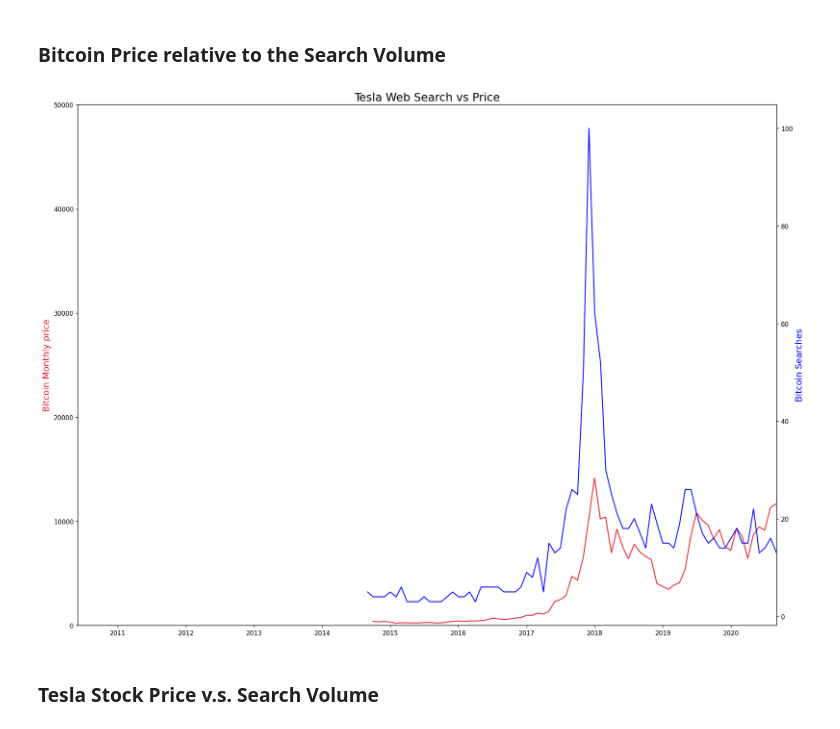
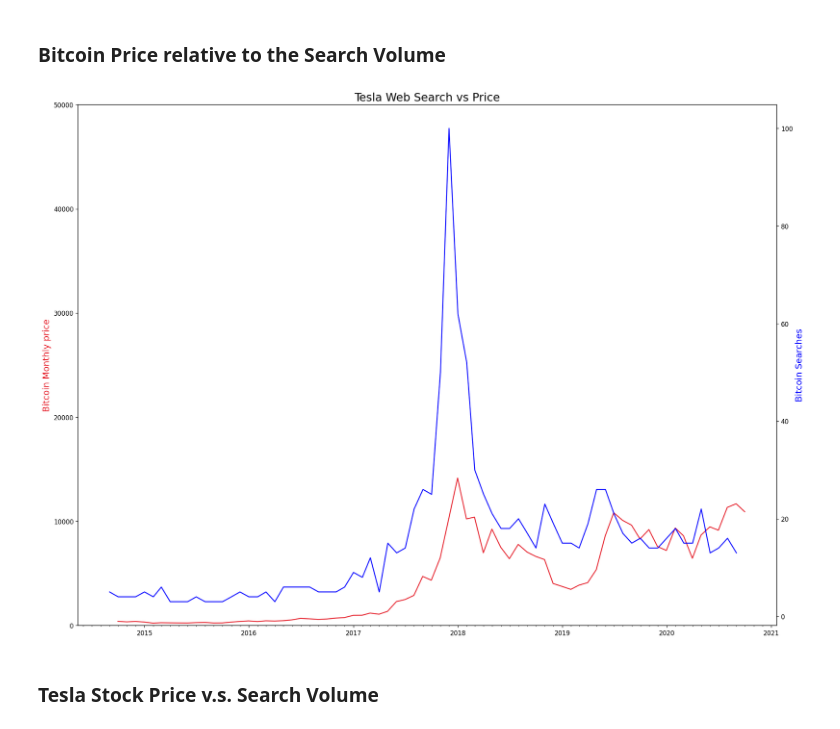
Before and after one commit to shane-221/100_days_of_python, a Jupyter notebook: 75_Day_75_Google_Trends_Data/Google Trends and Data Visualisation (start).ipynb, the cells around one changed output. Drawn from its saved outputs; the diff is of its cells as text; code cells hidden in the pictures.

Commit message:
Day 75 Part 3 Date formatter

```diff
--- a/75_Day_75_Google_Trends_Data/Google Trends and Data Visualisation (start).ipynb
+++ b/75_Day_75_Google_Trends_Data/Google Trends and Data Visualisation (start).ipynb
@@ -231,31 +231,53 @@ DatetimeIndex(['2014-09-30', '2014-10-31', '2014-11-30', '2014-12-31',
 # %%
 #  Size of the diagram:
 plt.figure(figsize =(20,15), dpi= 120)
 
 # Title of the diagram:
 plt.title('Tesla Web Search vs Price', fontsize=18)
 
 # Gettig twin axes
 ax1 = plt.gca()
 ax2 = ax1.twinx()
 
 # Pltting the correct axis
 ax1.plot(df_monthly_btc.index, df_monthly_btc["closing_price "], color= "#E6232E")
 ax2.plot(df_btc_search["month"],df_btc_search["web_searches"],  color = "b")
 
 # Labels
 ax1.set_ylabel("Bitcoin Monthly price", color="#E6232E", fontsize = 14)
 ax2.set_ylabel("Bitcoin Searches",color=  "b", fontsize = 14)
 
                 # Can style using the hex codes or the prebuilt colours
 # Can set limits
 ax1.set_ylim([0, 50000])
-ax1.set_xlim([df_tesla["month"].min(), df_tesla["month"].max()])
+        # ax1.set_xlim([df_tesla["month"].min(), df_tesla["month"].max()])
+        ## Example of X limit above
+
+# Can add tick marks to the diagram
+    # Start by importing the dates
+import matplotlib.dates as mdates
+years =  mdates.YearLocator()
+months =  mdates.MonthLocator()
+years_fmt =   mdates.DateFormatter("%Y")
+
+
+ax1.xaxis.set_major_locator(years)
+ax1.xaxis.set_major_formatter(years_fmt)
+ax1.xaxis.set_minor_locator(months )
+
+
+
+
+
+
+
+
+
 
 # show the chart
 plt.show()
 # %% [output]
-[figure, old version]
+[figure, new version]
 # %% [markdown]
 ### Tesla Stock Price v.s. Search Volume
 # %% [markdown]
```
